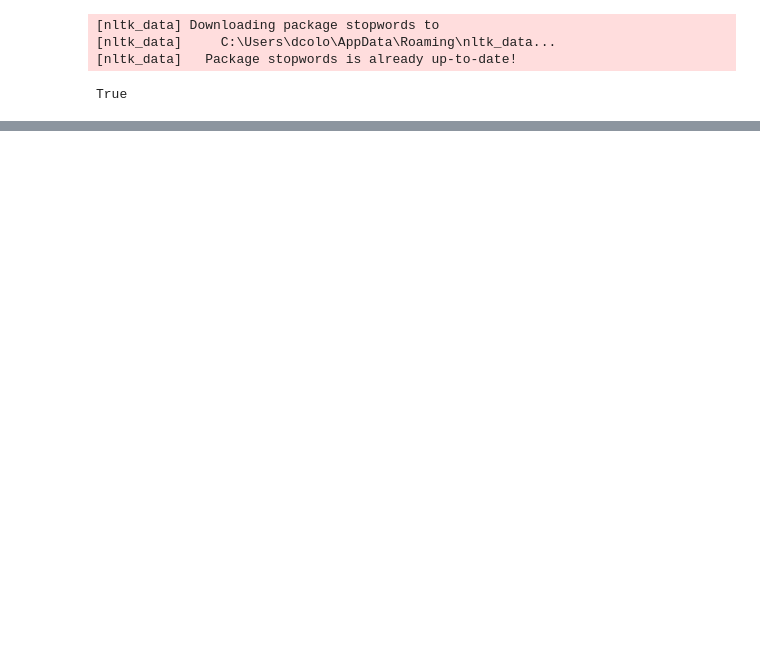
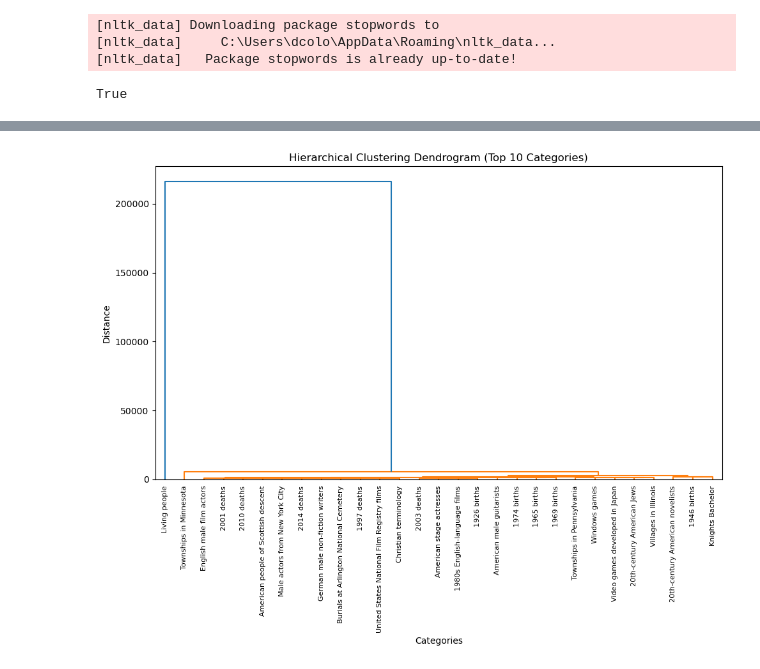
Before and after one commit to dark-eraser/lssnlp, a Jupyter notebook: preprocess_articles.ipynb, the cells around one changed output, grey strips where cells are left out. Drawn from its saved outputs; the diff is of its cells as text; code cells hidden in the pictures; blank space fills up the shorter version.

```diff
--- a/preprocess_articles.ipynb
+++ b/preprocess_articles.ipynb
@@ -100,9 +100,9 @@ for article in tqdm(articles):
 # %%
 for article in tqdm(articles):
     for category in (article['categories']):
-        if category not in category_articles:
-            category_articles[category] = []
-        category_articles[category].append(article["title"])
+        if category.split(":")[1] not in category_articles:
+            category_articles[category.split(":")[1]] = []
+        category_articles[category.split(":")[1]].append(article["title"])
 # %%
 category_articles.__len__()
 # %% [output]
@@ -120 +120,7 @@ categories.__len__()
+# %%
+import Levenshtein
+
+def calculate_levenshtein_distance(category1, category2):
+    distance = Levenshtein.distance(category1, category2)
+    return distance
 # %%
@@ -173,0 +181,23 @@ plt.show()
+# %%
+import random
+random_count=30
+random_indices = random.sample(range(0, categories.__len__()), random_count)
+random_categories = [categories[idx] for idx in random_indices[:random_count]]
+
+# Subset the similarity matrix and categories for the top ten categories
+random_similarity_matrix = similarity_matrix[np.ix_(random_indices[:random_count], random_indices[:random_count])]
+top_categories = [categories[idx] for idx in random_indices[:random_count]]
+Z = linkage(random_similarity_matrix[1:random_count], method='average', metric='euclidean')
+fig, ax = plt.subplots(figsize=(10, 8))
+dendrogram(Z, labels=random_categories[1:random_count], orientation='top')
+
+plt.title('Hierarchical Clustering Dendrogram (Top 10 Categories)', fontsize=12)
+plt.xlabel('Categories', fontsize=10)
+plt.ylabel('Distance', fontsize=10)
+plt.xticks(rotation=90, fontsize=8)
+
+# Show the plot
+plt.tight_layout()
+plt.show()
+# %% [output]
+[figure, added]
```
Also changed, not shown: parts of 10 cells of this notebook, 4 other files.
